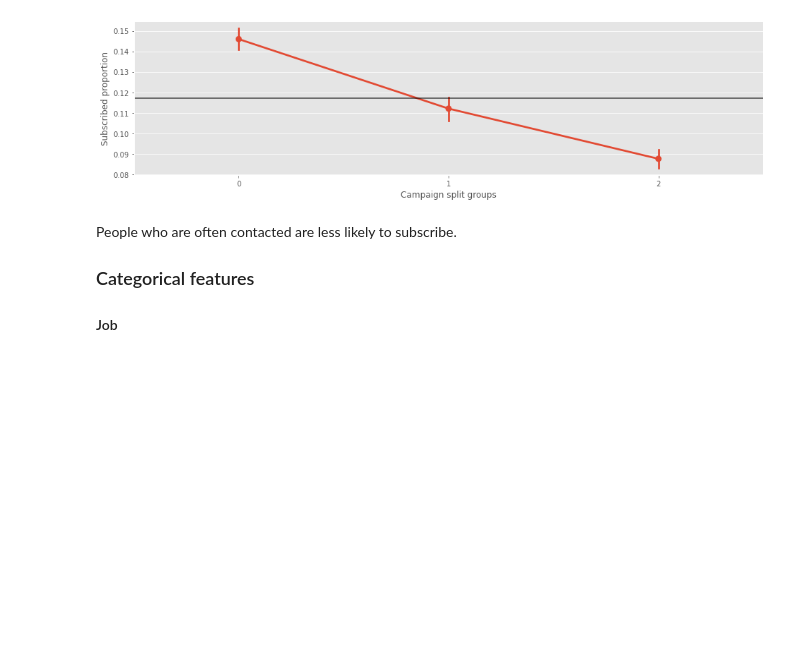
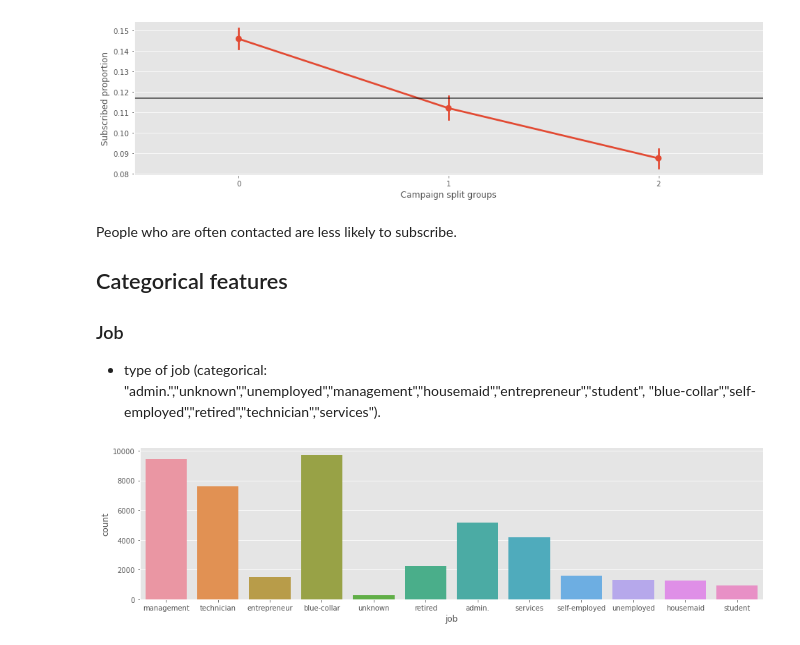
Before and after one commit to TK-Problem/Task-for-Quantitative-Analyst, a Jupyter notebook: results.ipynb, the cells around one changed output. Saved outputs shown, nothing was run; the diff lists cells and outputs as text; code cells hidden in the pictures; blank space fills up the shorter version.

Commit message:
Task 2 (categorical features) completed

```diff
--- a/results.ipynb
+++ b/results.ipynb
@@ -921,5 +925,12 @@ ax.set_xlabel('Campaign split groups');
 # %% [markdown]
 People who are often contacted are less likely to subscribe.
 
-### Categorical features
-#### Job
+## Categorical features
+### Job
+
+* type of job (categorical: "admin.","unknown","unemployed","management","housemaid","entrepreneur","student", "blue-collar","self-employed","retired","technician","services").
+# %%
+fig, ax = plt.subplots(1, 1, figsize=(16, 4))
+ax = sns.countplot(x="job", data=df_bank_full)
+# %% [output]
+[figure, added]
```
Also changed, not shown: parts of 52 cells of this notebook.
